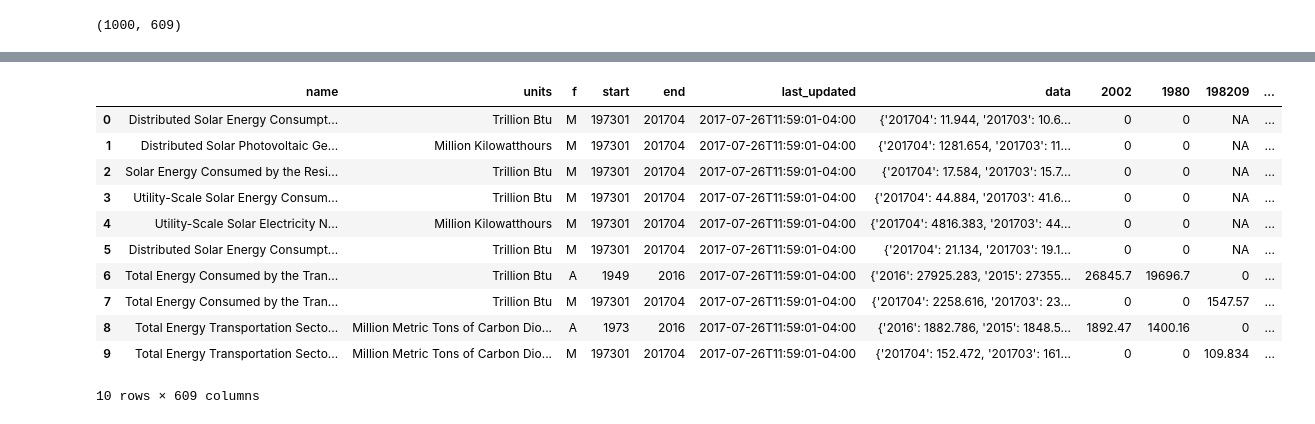
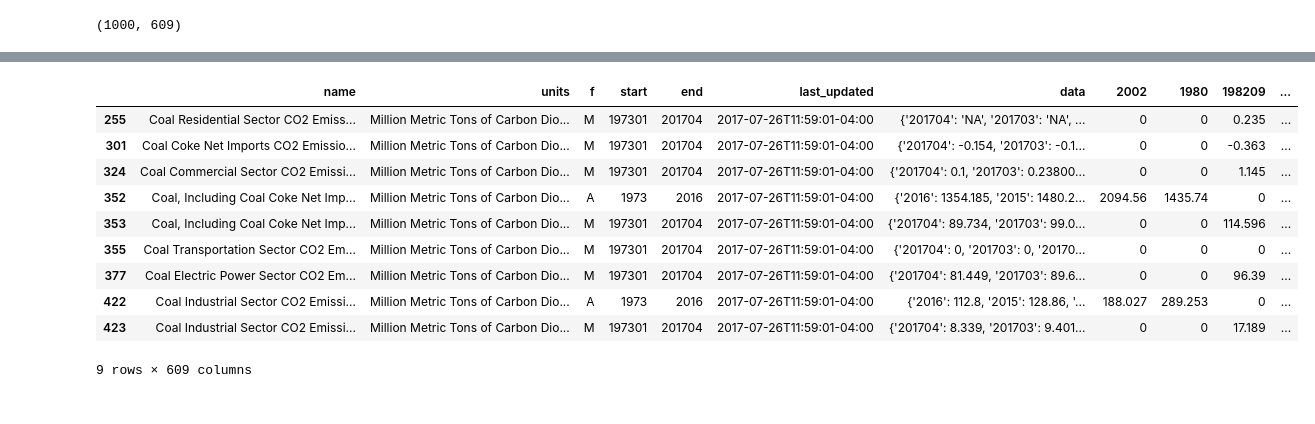
Before and after one commit to Iguanacolossus/energy-statistics, a Jupyter notebook: exploration.ipynb, the cells around one changed output, grey strips where cells are left out. Saved outputs shown, nothing was run; the diff lists cells and outputs as text; code cells hidden in the pictures.

```diff
--- a/exploration.ipynb
+++ b/exploration.ipynb
@@ -245,4 +261,7 @@ total_all_keys = all_keys(total_df)  # all possible yea values (years)
 total_data_df = data_to_df(total_all_keys,total_df) # creates a data_df filled with zeros with cols=allkeys.
 total_new_df = concat_to_df(total_df,total_data_df)  # concats the data_df to the main df
 fill_data_vals(total_new_df)
+# %%
+#changing the name
+totals = total_new_df
 # %%
@@ -251,0 +287,4 @@ total_new_df.shape
+# %%
+# lets break this up
+
+coal_totals = totals[totals['name'].str.contains('Coal')]
@@ -252,15 +312,19 @@ total_new_df.shape
+# %%
+# lets sub set this even more
+#creating a table of the rows that have to do woth coal emission
+CO2_coal = coal_totals[coal_totals['name'].str.contains('CO2')]
 # %%
-total_new_df.head(10)
+CO2_coal.head(10
+        )
 # %% [output]
 |  | name | units | f | start | end | last_updated | data | 2002 | 1980 | 198209 | ... |
-| 0 | Distributed Solar Energy Consumpt... | Trillion Btu | M | 197301 | 201704 | 2017-07-26T11:59:01-04:00 | {'201704': 11.944, '201703': 10.6... | 0 | 0 | NA | ... |
-| 1 | Distributed Solar Photovoltaic Ge... | Million Kilowatthours | M | 197301 | 201704 | 2017-07-26T11:59:01-04:00 | {'201704': 1281.654, '201703': 11... | 0 | 0 | NA | ... |
-| 2 | Solar Energy Consumed by the Resi... | Trillion Btu | M | 197301 | 201704 | 2017-07-26T11:59:01-04:00 | {'201704': 17.584, '201703': 15.7... | 0 | 0 | NA | ... |
-| 3 | Utility-Scale Solar Energy Consum... | Trillion Btu | M | 197301 | 201704 | 2017-07-26T11:59:01-04:00 | {'201704': 44.884, '201703': 41.6... | 0 | 0 | NA | ... |
-| 4 | Utility-Scale Solar Electricity N... | Million Kilowatthours | M | 197301 | 201704 | 2017-07-26T11:59:01-04:00 | {'201704': 4816.383, '201703': 44... | 0 | 0 | NA | ... |
-| 5 | Distributed Solar Energy Consumpt... | Trillion Btu | M | 197301 | 201704 | 2017-07-26T11:59:01-04:00 | {'201704': 21.134, '201703': 19.1... | 0 | 0 | NA | ... |
-| 6 | Total Energy Consumed by the Tran... | Trillion Btu | A | 1949 | 2016 | 2017-07-26T11:59:01-04:00 | {'2016': 27925.283, '2015': 27355... | 26845.7 | 19696.7 | 0 | ... |
-| 7 | Total Energy Consumed by the Tran... | Trillion Btu | M | 197301 | 201704 | 2017-07-26T11:59:01-04:00 | {'201704': 2258.616, '201703': 23... | 0 | 0 | 1547.57 | ... |
-| 8 | Total Energy Transportation Secto... | Million Metric Tons of Carbon Dio... | A | 1973 | 2016 | 2017-07-26T11:59:01-04:00 | {'2016': 1882.786, '2015': 1848.5... | 1892.47 | 1400.16 | 0 | ... |
-| 9 | Total Energy Transportation Secto... | Million Metric Tons of Carbon Dio... | M | 197301 | 201704 | 2017-07-26T11:59:01-04:00 | {'201704': 152.472, '201703': 161... | 0 | 0 | 109.834 | ... |
+| 255 | Coal Residential Sector CO2 Emiss... | Million Metric Tons of Carbon Dio... | M | 197301 | 201704 | 2017-07-26T11:59:01-04:00 | {'201704': 'NA', '201703': 'NA', ... | 0 | 0 | 0.235 | ... |
+| 301 | Coal Coke Net Imports CO2 Emissio... | Million Metric Tons of Carbon Dio... | M | 197301 | 201704 | 2017-07-26T11:59:01-04:00 | {'201704': -0.154, '201703': -0.1... | 0 | 0 | -0.363 | ... |
+| 324 | Coal Commercial Sector CO2 Emissi... | Million Metric Tons of Carbon Dio... | M | 197301 | 201704 | 2017-07-26T11:59:01-04:00 | {'201704': 0.1, '201703': 0.23800... | 0 | 0 | 1.145 | ... |
+| 352 | Coal, Including Coal Coke Net Imp... | Million Metric Tons of Carbon Dio... | A | 1973 | 2016 | 2017-07-26T11:59:01-04:00 | {'2016': 1354.185, '2015': 1480.2... | 2094.56 | 1435.74 | 0 | ... |
+| 353 | Coal, Including Coal Coke Net Imp... | Million Metric Tons of Carbon Dio... | M | 197301 | 201704 | 2017-07-26T11:59:01-04:00 | {'201704': 89.734, '201703': 99.0... | 0 | 0 | 114.596 | ... |
+| 355 | Coal Transportation Sector CO2 Em... | Million Metric Tons of Carbon Dio... | M | 197301 | 201704 | 2017-07-26T11:59:01-04:00 | {'201704': 0, '201703': 0, '20170... | 0 | 0 | 0 | ... |
+| 377 | Coal Electric Power Sector CO2 Em... | Million Metric Tons of Carbon Dio... | M | 197301 | 201704 | 2017-07-26T11:59:01-04:00 | {'201704': 81.449, '201703': 89.6... | 0 | 0 | 96.39 | ... |
+| 422 | Coal Industrial Sector CO2 Emissi... | Million Metric Tons of Carbon Dio... | A | 1973 | 2016 | 2017-07-26T11:59:01-04:00 | {'2016': 112.8, '2015': 128.86, '... | 188.027 | 289.253 | 0 | ... |
+| 423 | Coal Industrial Sector CO2 Emissi... | Million Metric Tons of Carbon Dio... | M | 197301 | 201704 | 2017-07-26T11:59:01-04:00 | {'201704': 8.339, '201703': 9.401... | 0 | 0 | 17.189 | ... |
-10 rows × 609 columns
+9 rows × 609 columns
```
Also changed, not shown: parts of 22 cells of this notebook, 4 other files.
